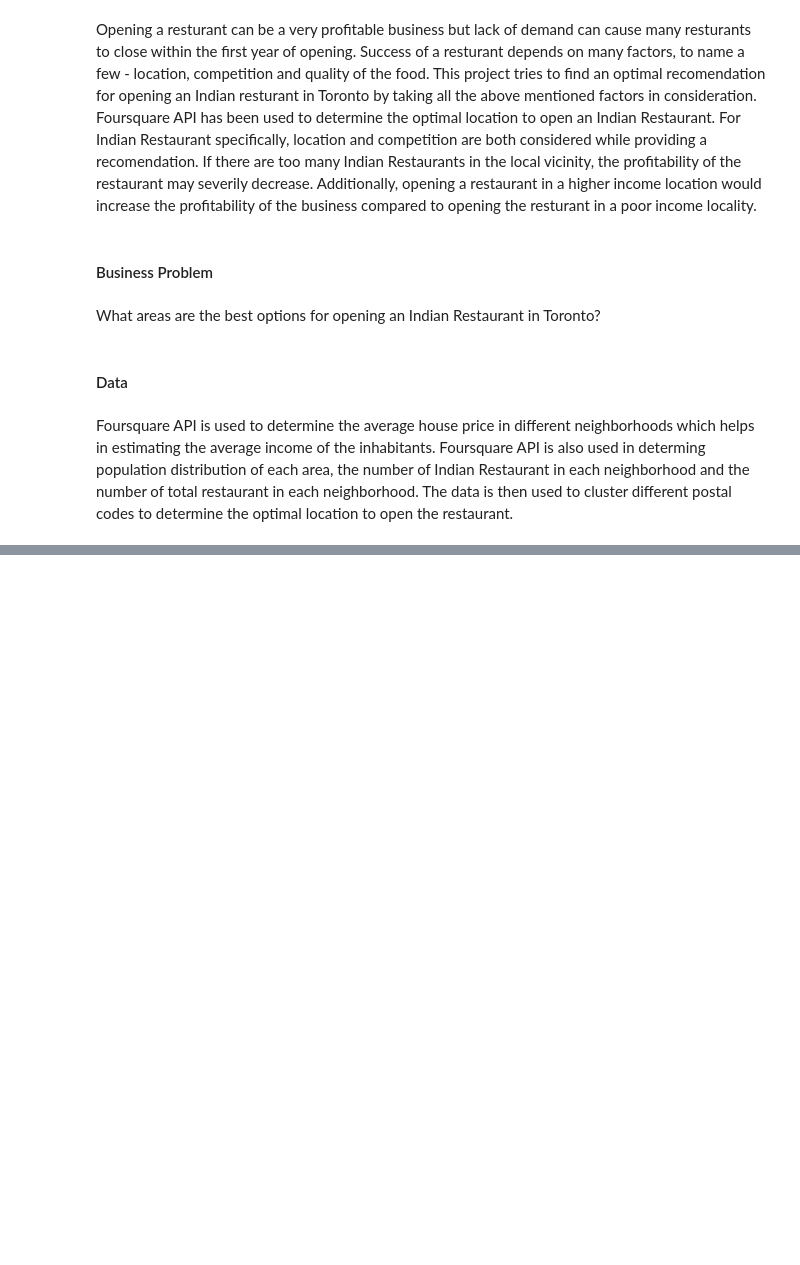
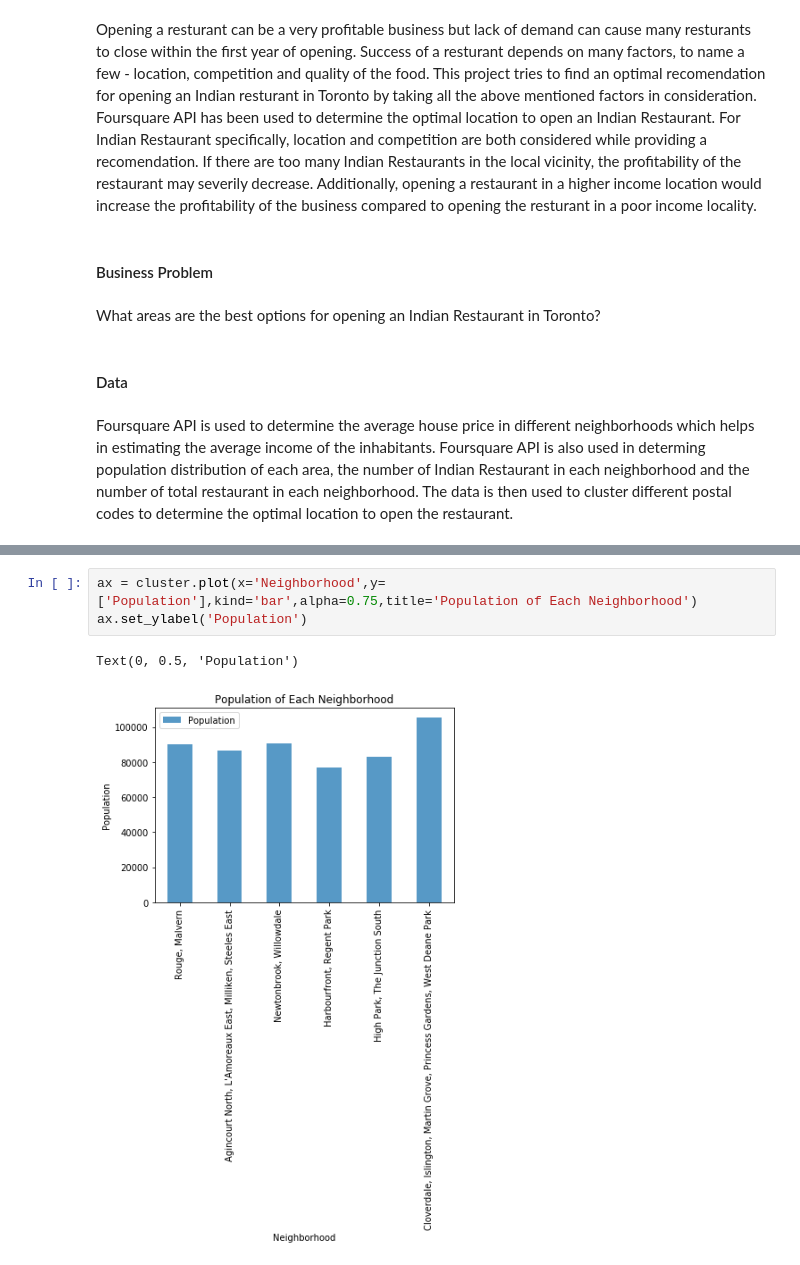
Before and after one commit to Apoo7700/open-Indian-restaurant-in-Toronto, a Jupyter notebook: open-indian-restaurant-in-toronto.ipynb, the cells around one changed output, grey strips where cells are left out. Drawn from its saved outputs; the diff is of its cells as text; blank space fills up the shorter version.

```diff
--- a/open-indian-restaurant-in-toronto.ipynb
+++ b/open-indian-restaurant-in-toronto.ipynb
@@ -15,0 +691,6 @@ Foursquare API is used to determine the average house price in different neighbo
+# %%
+ax = cluster.plot(x='Neighborhood',y=['Population'],kind='bar',alpha=0.75,title='Population of Each Neighborhood')
+ax.set_ylabel('Population')
+# %% [output]
+Text(0, 0.5, 'Population')
+[figure, added]
```
Also changed, not shown: parts of 41 cells of this notebook.
